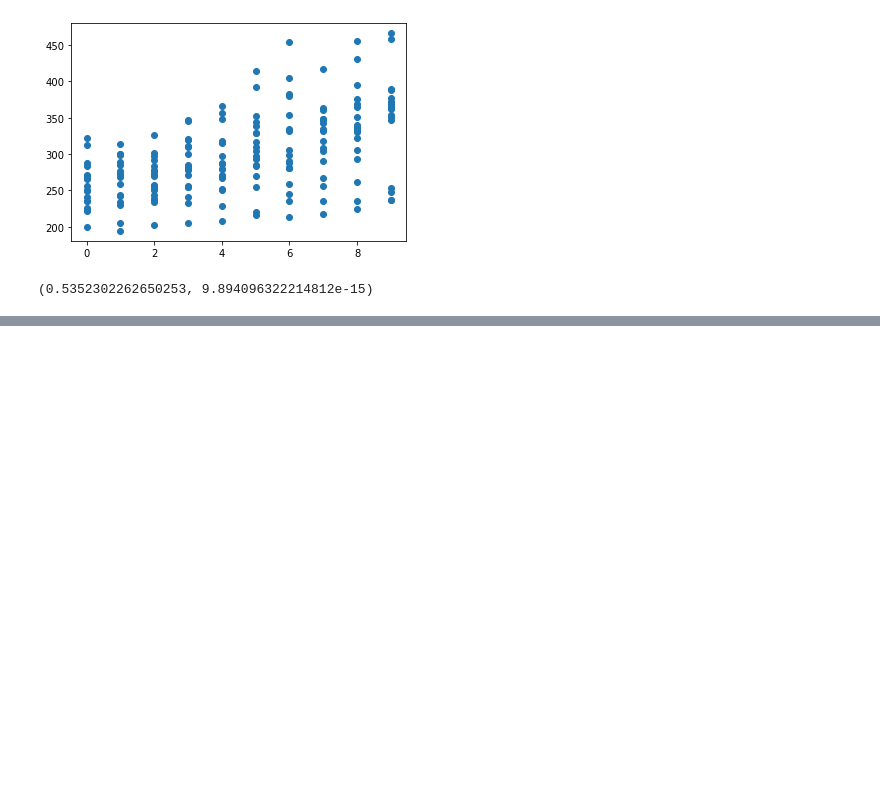
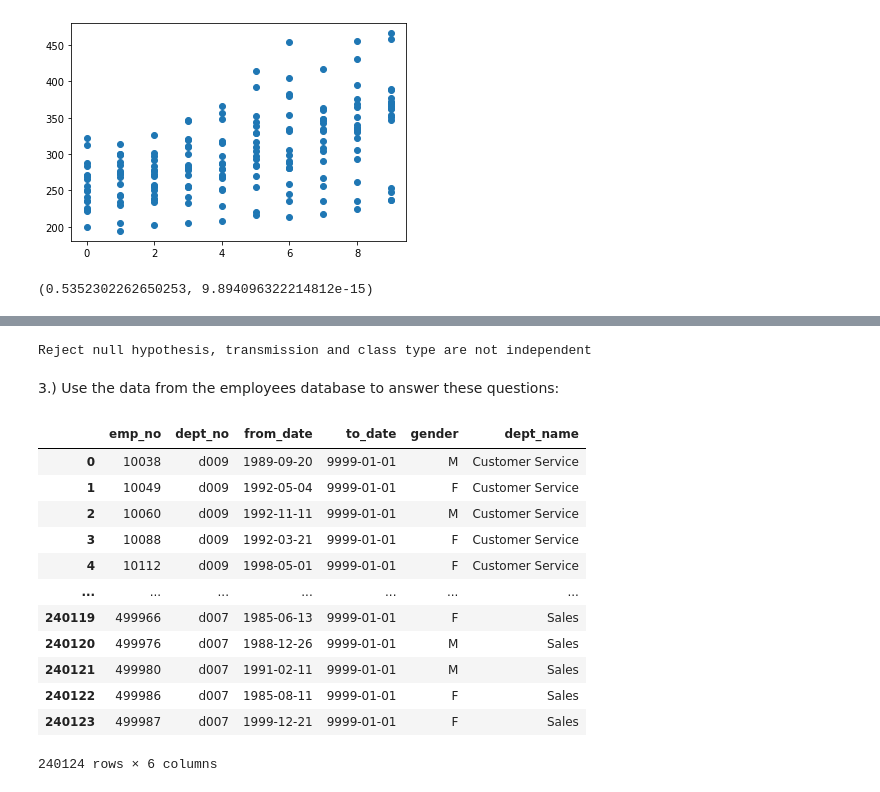
Before and after one commit to annah-vu/statistics-exercises, a Jupyter notebook: hypothesis_testing.ipynb, the cells around one changed output, grey strips where cells are left out. Saved outputs shown, nothing was run; the diff lists cells and outputs as text; code cells hidden in the pictures; blank space fills up the shorter version.

```diff
--- a/hypothesis_testing.ipynb
+++ b/hypothesis_testing.ipynb
@@ -577,0 +684,33 @@ corr, p
+# %%
+if p < a:
+    print("Reject null hypothesis, transmission and class type are not independent")
+else:
+    print("Fail to reject null hypothesis, transmission and class type are independent")
+# %% [output]
+Reject null hypothesis, transmission and class type are not independent
+# %% [markdown]
+3.) Use the data from the employees database to answer these questions:
+# %%
+from env import get_db_url
+url = get_db_url('employees')
+# %%
+pd.read_sql("""select emp_no, dept_no, from_date, to_date, gender, dept_name
+from dept_emp
+join employees using(emp_no)
+join departments using(dept_no)
+where to_date > curdate()
+""",url)
+# %% [output]
+|  | emp_no | dept_no | from_date | to_date | gender | dept_name |
+| 0 | 10038 | d009 | 1989-09-20 | 9999-01-01 | M | Customer Service |
+| 1 | 10049 | d009 | 1992-05-04 | 9999-01-01 | F | Customer Service |
+| 2 | 10060 | d009 | 1992-11-11 | 9999-01-01 | M | Customer Service |
+| 3 | 10088 | d009 | 1992-03-21 | 9999-01-01 | F | Customer Service |
+| 4 | 10112 | d009 | 1998-05-01 | 9999-01-01 | F | Customer Service |
+| ... | ... | ... | ... | ... | ... | ... |
+| 240119 | 499966 | d007 | 1985-06-13 | 9999-01-01 | F | Sales |
+| 240120 | 499976 | d007 | 1988-12-26 | 9999-01-01 | M | Sales |
+| 240121 | 499980 | d007 | 1991-02-11 | 9999-01-01 | M | Sales |
+| 240122 | 499986 | d007 | 1985-08-11 | 9999-01-01 | F | Sales |
+| 240123 | 499987 | d007 | 1999-12-21 | 9999-01-01 | F | Sales |
+240124 rows × 6 columns
```
Also changed, not shown: parts of 17 cells of this notebook.
